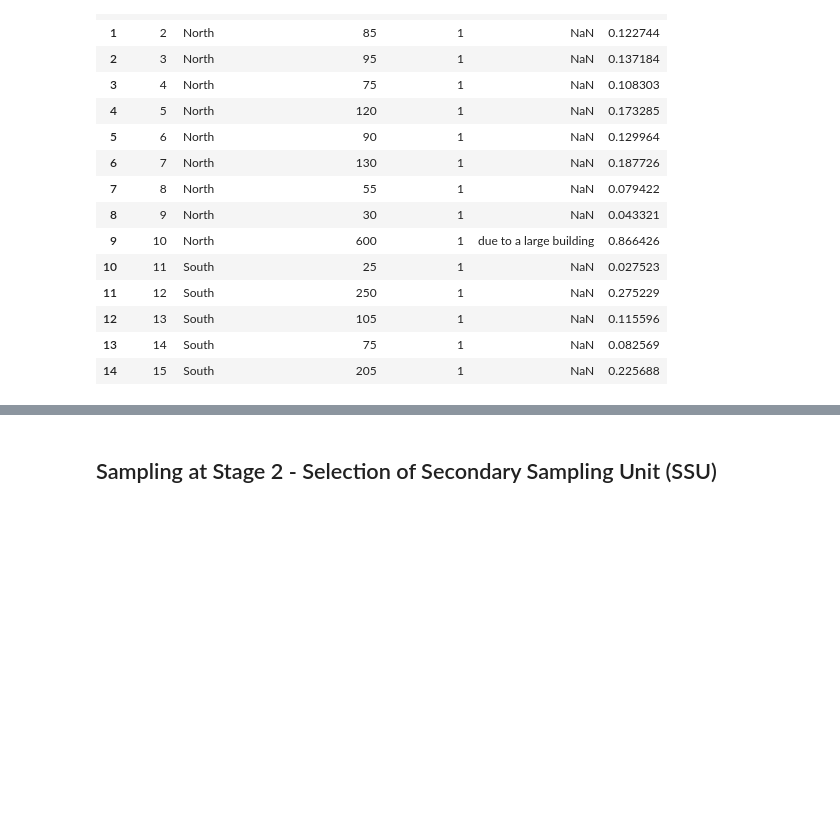
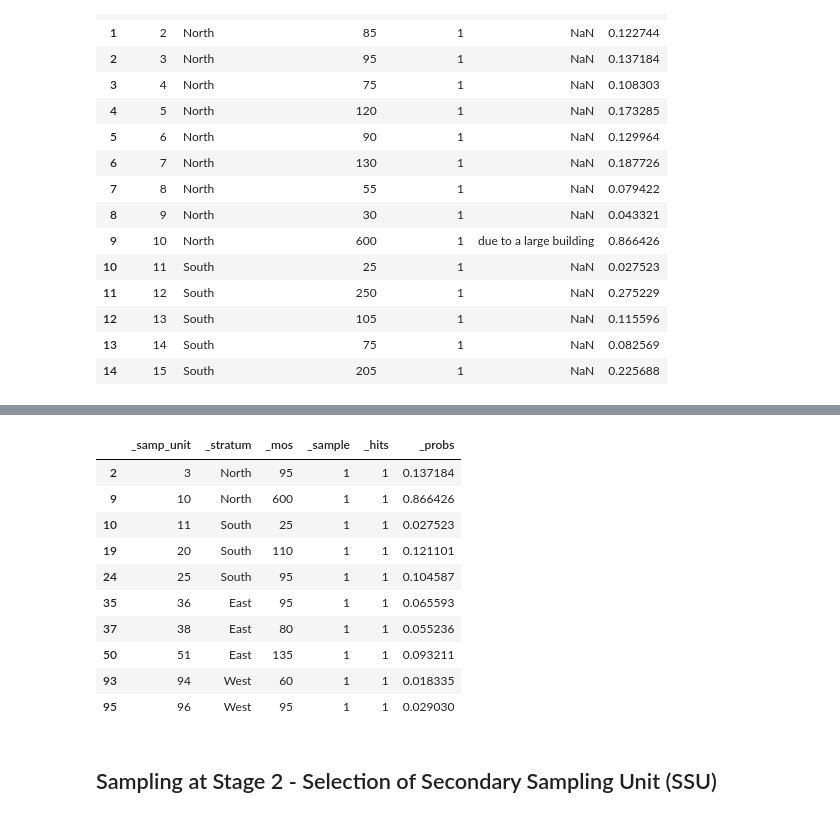
Before and after one commit to samplics-org/samplics, a Jupyter notebook: notebooks/tutorials/02_sample_selection.ipynb, the cells around one changed output, grey strips where cells are left out. Cells and saved outputs as stored; diff of their text form; code cells hidden in the pictures; blank space fills up the shorter version.

```diff
--- a/notebooks/tutorials/02_sample_selection.ipynb
+++ b/notebooks/tutorials/02_sample_selection.ipynb
@@ -195,3 +211,29 @@ $ Sample(method="pps-sampford", with_replacement=False)
+# %%
+np.random.seed(23)
+
+stage1_sampford = Sample(method="pps-sampford", stratification=True, with_replacement=False)
+
+psu_sample = stage1_sampford.select(
+    psu_frame["cluster"],
+    psu_sample_size,
+    psu_frame["region"],
+    psu_frame["number_households_census"],
+    sample_only=True
+    )
+
+psu_sample.head(15)
+# %% [output]
+|  | _samp_unit | _stratum | _mos | _sample | _hits | _probs |
+| 2 | 3 | North | 95 | 1 | 1 | 0.137184 |
+| 9 | 10 | North | 600 | 1 | 1 | 0.866426 |
+| 10 | 11 | South | 25 | 1 | 1 | 0.027523 |
+| 19 | 20 | South | 110 | 1 | 1 | 0.121101 |
+| 24 | 25 | South | 95 | 1 | 1 | 0.104587 |
+| 35 | 36 | East | 95 | 1 | 1 | 0.065593 |
+| 37 | 38 | East | 80 | 1 | 1 | 0.055236 |
+| 50 | 51 | East | 135 | 1 | 1 | 0.093211 |
+| 93 | 94 | West | 60 | 1 | 1 | 0.018335 |
+| 95 | 96 | West | 95 | 1 | 1 | 0.029030 |
 # %% [markdown]
 ## Sampling at Stage 2 - Selection of Secondary Sampling Unit (SSU) <a name="section2"></a>
 # %% [markdown]
```
Also changed, not shown: parts of 15 cells of this notebook, 2 other files.
